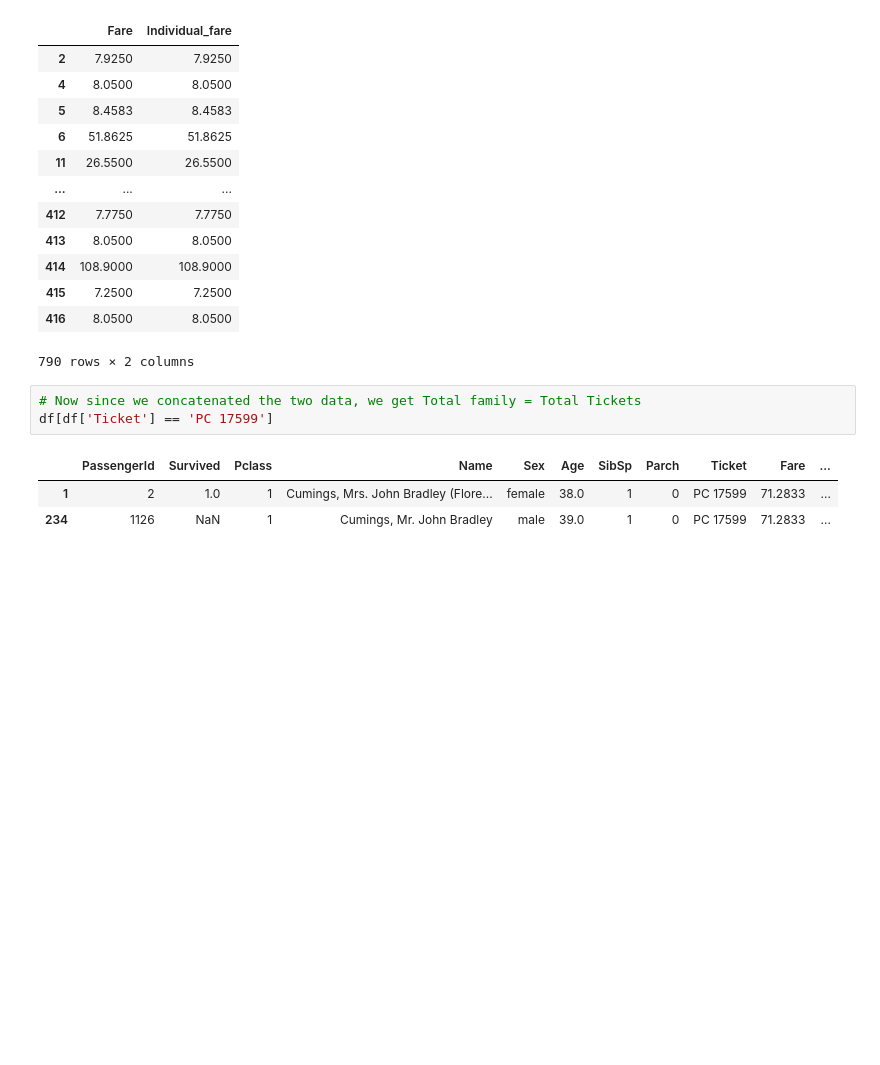
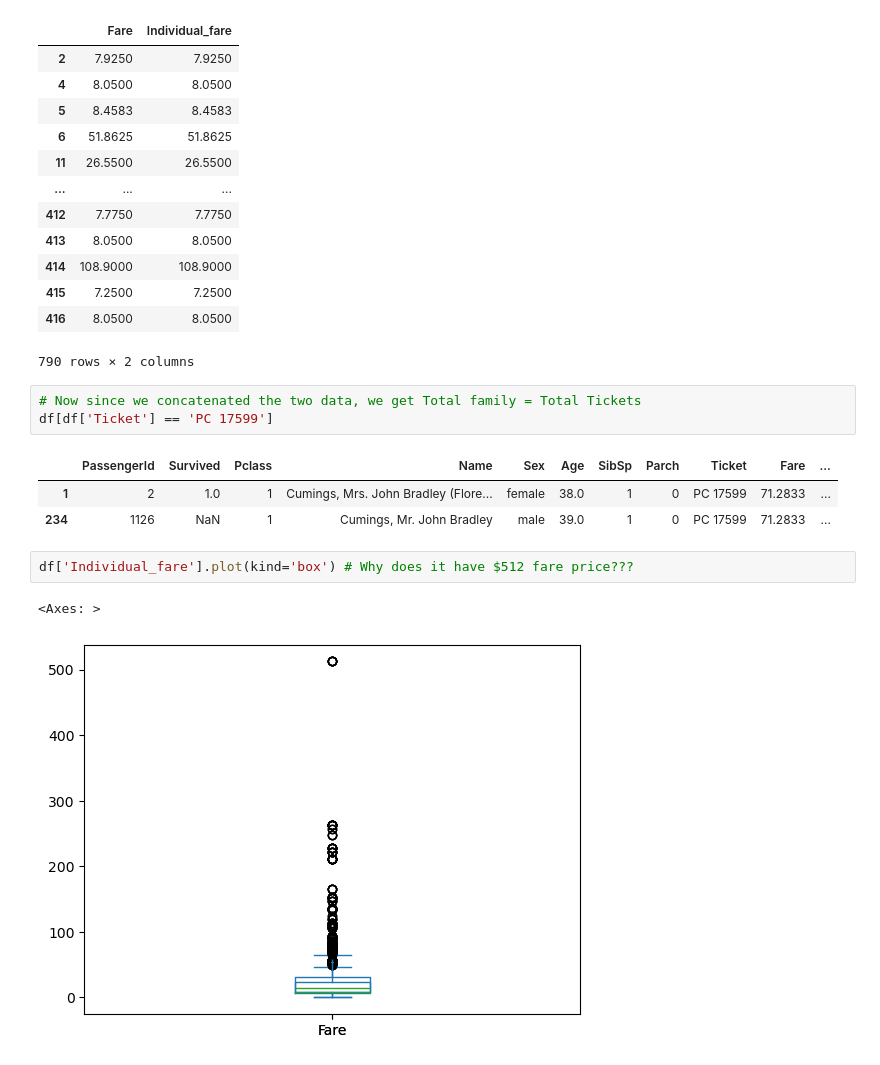
Before and after one commit to PradhumanSoni/EDA, a Jupyter notebook: session 29_eda/session_on_eda.ipynb, the cells around one changed output. Saved outputs shown, nothing was run; the diff lists cells and outputs as text; blank space fills up the shorter version.

```diff
--- a/session 29_eda/session_on_eda.ipynb
+++ b/session 29_eda/session_on_eda.ipynb
@@ -524,3 +526,8 @@ df[df['Ticket'] == 'PC 17599']
 |  | PassengerId | Survived | Pclass | Name | Sex | Age | SibSp | Parch | Ticket | Fare | ... |
 | 1 | 2 | 1.0 | 1 | Cumings, Mrs. John Bradley (Flore... | female | 38.0 | 1 | 0 | PC 17599 | 71.2833 | ... |
 | 234 | 1126 | NaN | 1 | Cumings, Mr. John Bradley | male | 39.0 | 1 | 0 | PC 17599 | 71.2833 | ... |
+# %%
+df['Individual_fare'].plot(kind='box') # Why does it have $512 fare price???
+# %% [output]
+<Axes: >
+[figure, added]
```
Also changed, not shown: parts of 26 cells of this notebook, 1 other file.
